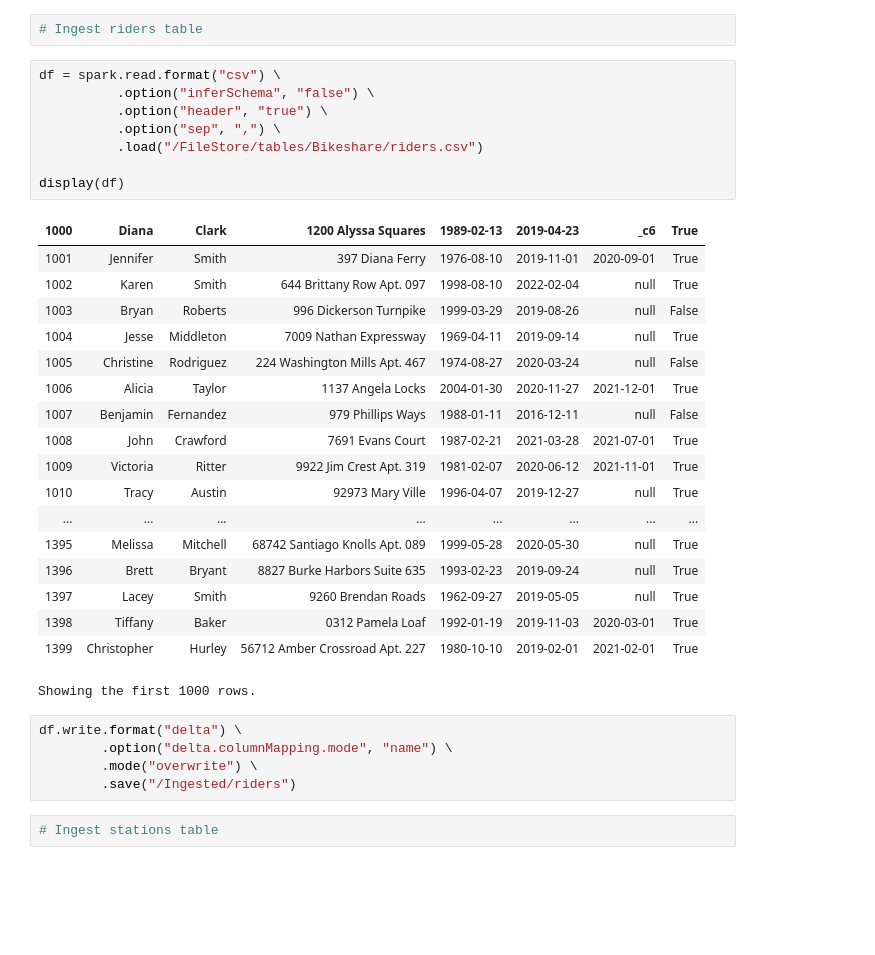
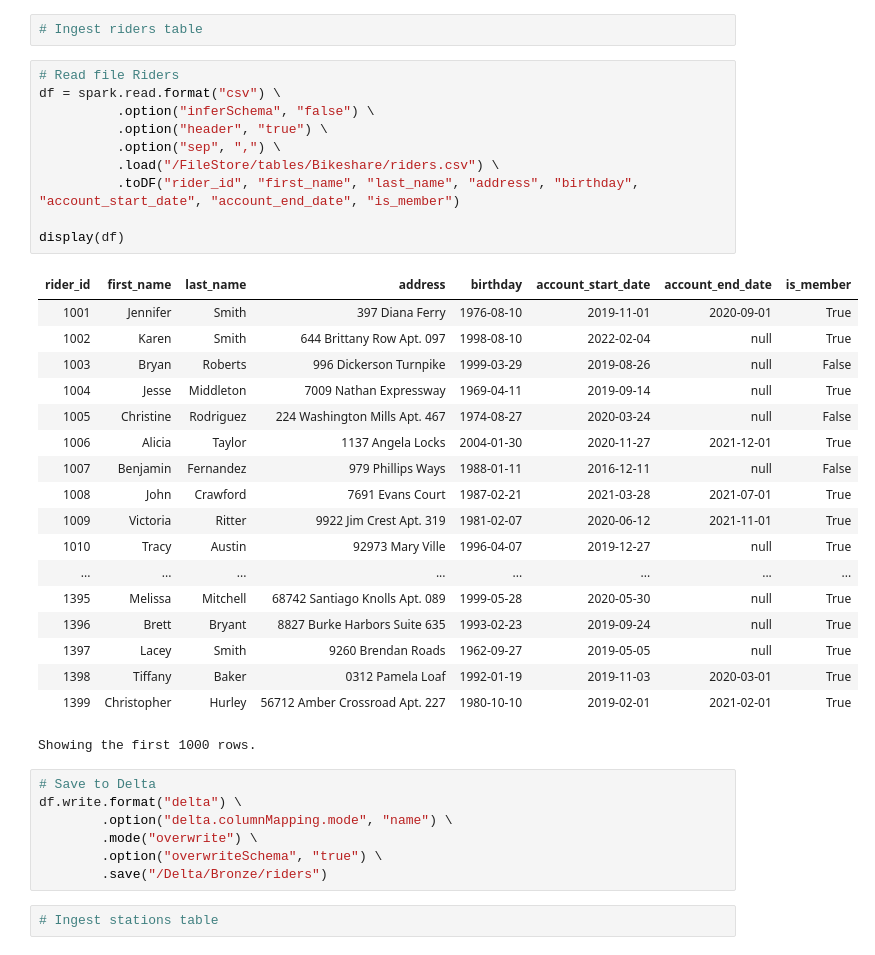
Before and after one commit to NgoDuyVu1993/Data_Engineer_Ass4_Databricks, a Jupyter notebook: scripts/Ingest_data.ipynb, the cells around one changed output. Cells and saved outputs as stored; diff of their text form; blank space fills up the shorter version.

```diff
--- a/scripts/Ingest_data.ipynb
+++ b/scripts/Ingest_data.ipynb
@@ -34,15 +42,17 @@ df.write.format("delta") \
 # %%
 # Ingest riders table
 # %%
+# Read file Riders
 df = spark.read.format("csv") \
           .option("inferSchema", "false") \
           .option("header", "true") \
           .option("sep", ",") \
-          .load("/FileStore/tables/Bikeshare/riders.csv")
+          .load("/FileStore/tables/Bikeshare/riders.csv") \
+          .toDF("rider_id", "first_name", "last_name", "address", "birthday", "account_start_date", "account_end_date", "is_member")
 
 display(df)
 # %% [output]
-| 1000 | Diana | Clark | 1200 Alyssa Squares | 1989-02-13 | 2019-04-23 | _c6 | True |
+| rider_id | first_name | last_name | address | birthday | account_start_date | account_end_date | is_member |
 | 1001 | Jennifer | Smith | 397 Diana Ferry | 1976-08-10 | 2019-11-01 | 2020-09-01 | True |
 | 1002 | Karen | Smith | 644 Brittany Row Apt. 097 | 1998-08-10 | 2022-02-04 | null | True |
 | 1003 | Bryan | Roberts | 996 Dickerson Turnpike | 1999-03-29 | 2019-08-26 | null | False |
@@ -61,10 +71,12 @@ display(df)
 | 1399 | Christopher | Hurley | 56712 Amber Crossroad Apt. 227 | 1980-10-10 | 2019-02-01 | 2021-02-01 | True |
 Showing the first 1000 rows.
 # %%
+# Save to Delta
 df.write.format("delta") \
         .option("delta.columnMapping.mode", "name") \
         .mode("overwrite") \
-        .save("/Ingested/riders")
+        .option("overwriteSchema", "true") \
+        .save("/Delta/Bronze/riders")
 # %%
 # Ingest stations table
 # %%
```
Also changed, not shown: parts of 6 cells of this notebook, 1 other file.
